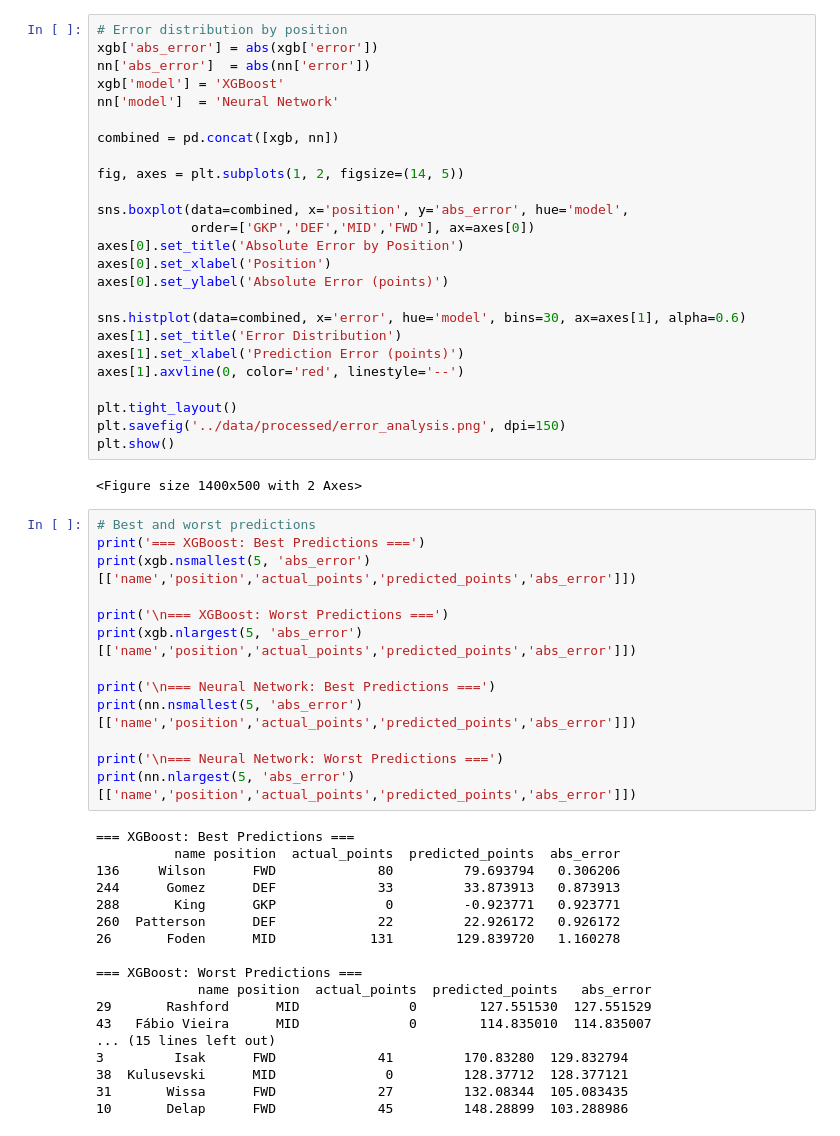
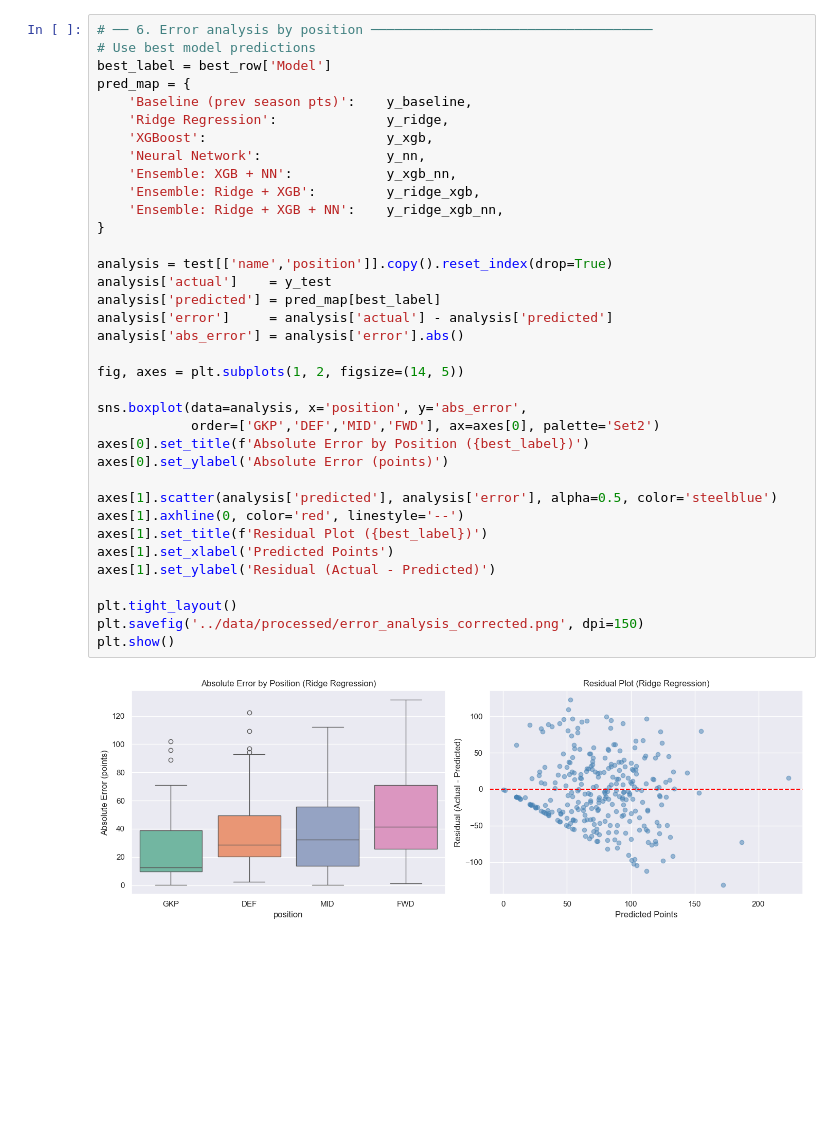
Before and after one commit to ACM40960/projects-aditya-dhruv, a Jupyter notebook: notebooks/07_evaluation.ipynb, the cells around one changed output. Drawn from its saved outputs; the diff is of its cells as text; blank space fills up the shorter version.

Commit message:
Final project: gameweek pipeline, FDR features, availability flag, ensemble model R2=0.308, Spearman=0.681, ILP squad +340pts vs baseline

```diff
--- a/notebooks/07_evaluation.ipynb
+++ b/notebooks/07_evaluation.ipynb
@@ -43,58 +235,38 @@ Neural Network 0.305 36.53 44.89
 # %%
-# Error distribution by position
-xgb['abs_error'] = abs(xgb['error'])
-nn['abs_error']  = abs(nn['error'])
-xgb['model'] = 'XGBoost'
-nn['model']  = 'Neural Network'
+# ── 6. Error analysis by position ────────────────────────────────────
+# Use best model predictions
+best_label = best_row['Model']
+pred_map = {
+    'Baseline (prev season pts)':    y_baseline,
+    'Ridge Regression':              y_ridge,
+    'XGBoost':                       y_xgb,
+    'Neural Network':                y_nn,
+    'Ensemble: XGB + NN':            y_xgb_nn,
+    'Ensemble: Ridge + XGB':         y_ridge_xgb,
+    'Ensemble: Ridge + XGB + NN':    y_ridge_xgb_nn,
+}
 
-combined = pd.concat([xgb, nn])
+analysis = test[['name','position']].copy().reset_index(drop=True)
+analysis['actual']    = y_test
+analysis['predicted'] = pred_map[best_label]
+analysis['error']     = analysis['actual'] - analysis['predicted']
+analysis['abs_error'] = analysis['error'].abs()
 
 fig, axes = plt.subplots(1, 2, figsize=(14, 5))
 
-sns.boxplot(data=combined, x='position', y='abs_error', hue='model',
-            order=['GKP','DEF','MID','FWD'], ax=axes[0])
-axes[0].set_title('Absolute Error by Position')
-axes[0].set_xlabel('Position')
+sns.boxplot(data=analysis, x='position', y='abs_error',
+            order=['GKP','DEF','MID','FWD'], ax=axes[0], palette='Set2')
+axes[0].set_title(f'Absolute Error by Position ({best_label})')
 axes[0].set_ylabel('Absolute Error (points)')
 
-sns.histplot(data=combined, x='error', hue='model', bins=30, ax=axes[1], alpha=0.6)
-axes[1].set_title('Error Distribution')
-axes[1].set_xlabel('Prediction Error (points)')
-axes[1].axvline(0, color='red', linestyle='--')
+axes[1].scatter(analysis['predicted'], analysis['error'], alpha=0.5, color='steelblue')
+axes[1].axhline(0, color='red', linestyle='--')
+axes[1].set_title(f'Residual Plot ({best_label})')
+axes[1].set_xlabel('Predicted Points')
+axes[1].set_ylabel('Residual (Actual - Predicted)')
 
 plt.tight_layout()
-plt.savefig('../data/processed/error_analysis.png', dpi=150)
+plt.savefig('../data/processed/error_analysis_corrected.png', dpi=150)
 plt.show()
 # %% [output]
-<Figure size 1400x500 with 2 Axes>
+[figure, added]
-# %%
-# Best and worst predictions
-print('=== XGBoost: Best Predictions ===')
-print(xgb.nsmallest(5, 'abs_error')[['name','position','actual_points','predicted_points','abs_error']])
-
-print('\n=== XGBoost: Worst Predictions ===')
-print(xgb.nlargest(5, 'abs_error')[['name','position','actual_points','predicted_points','abs_error']])
-
-print('\n=== Neural Network: Best Predictions ===')
-print(nn.nsmallest(5, 'abs_error')[['name','position','actual_points','predicted_points','abs_error']])
-
-print('\n=== Neural Network: Worst Predictions ===')
-print(nn.nlargest(5, 'abs_error')[['name','position','actual_points','predicted_points','abs_error']])
-# %% [output]
-=== XGBoost: Best Predictions ===
-          name position  actual_points  predicted_points  abs_error
-136     Wilson      FWD             80         79.693794   0.306206
-244      Gomez      DEF             33         33.873913   0.873913
-288       King      GKP              0         -0.923771   0.923771
-260  Patterson      DEF             22         22.926172   0.926172
-26       Foden      MID            131        129.839720   1.160278
-
-=== XGBoost: Worst Predictions ===
-             name position  actual_points  predicted_points   abs_error
-29       Rashford      MID              0        127.551530  127.551529
-43   Fábio Vieira      MID              0        114.835010  114.835007
-... (15 lines left out)
-3         Isak      FWD             41         170.83280  129.832794
-38  Kulusevski      MID              0         128.37712  128.377121
-31       Wissa      FWD             27         132.08344  105.083435
-10       Delap      FWD             45         148.28899  103.288986
```
Also changed, not shown: parts of 23 cells of this notebook, 8 other files.
